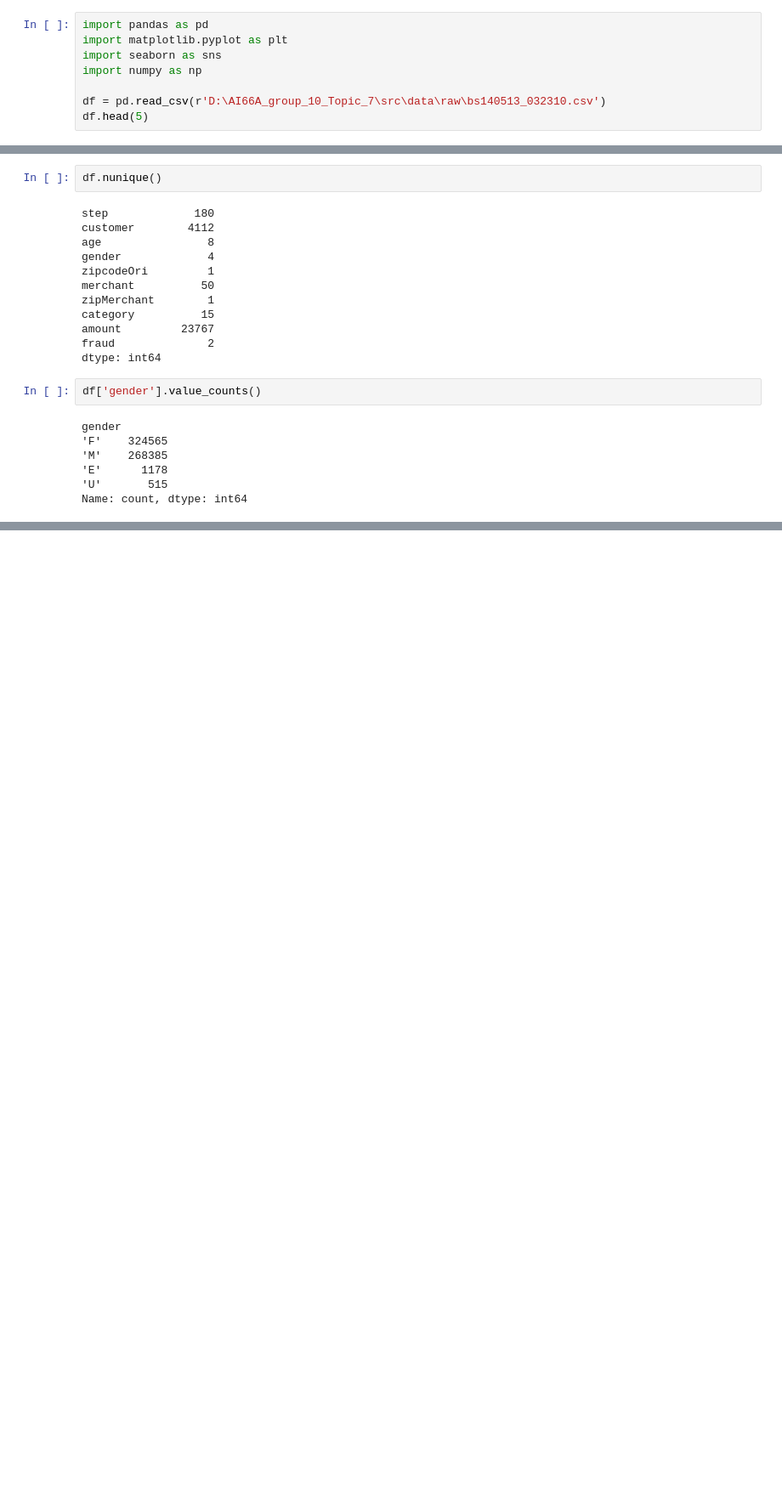
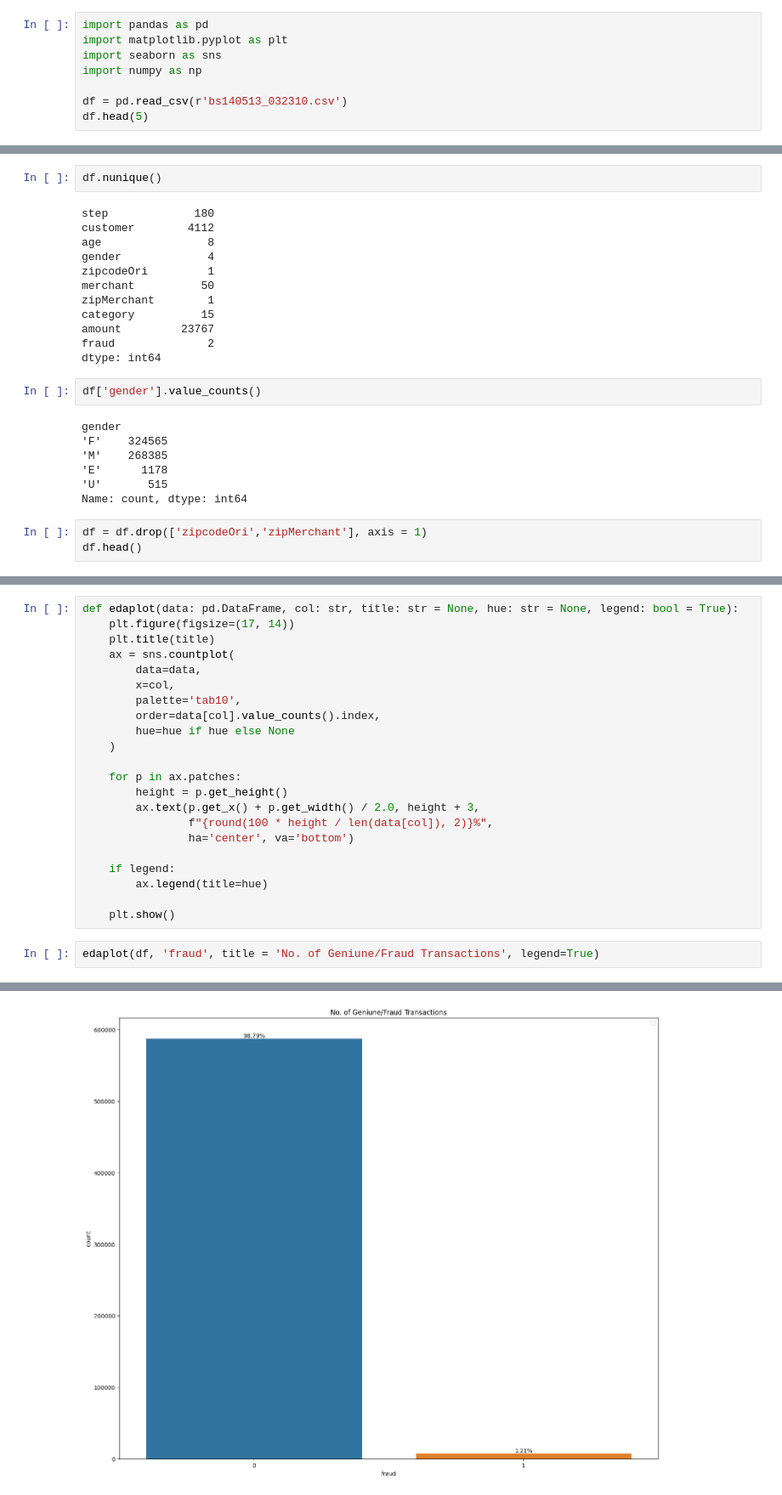
Before and after one commit to Thanh-dev-192006/Credit_Card_-Fraud_-Detection, a Jupyter notebook: notebooks/exploration/EDA.ipynb, the cells around one changed output, grey strips where cells are left out. Shown at 85% size. Saved outputs shown, nothing was run; the diff lists cells and outputs as text; blank space fills up the shorter version.

```diff
--- a/notebooks/exploration/EDA.ipynb
+++ b/notebooks/exploration/EDA.ipynb
@@ -6,7 +6,7 @@ import matplotlib.pyplot as plt
 import seaborn as sns
 import numpy as np
 
-df = pd.read_csv(r'D:\AI66A_group_10_Topic_7\src\data\raw\bs140513_032310.csv')
+df = pd.read_csv(r'bs140513_032310.csv')
 df.head(5)
 # %% [output]
 |  | step | customer | age | gender | zipcodeOri | merchant | zipMerchant | category | amount | fraud |
@@ -40,3 +40,6 @@ gender
 'E'      1178
 'U'       515
 Name: count, dtype: int64
+# %%
+df = df.drop(['zipcodeOri','zipMerchant'], axis = 1)
+df.head()
@@ -42,0 +74,25 @@ Name: count, dtype: int64
+# %%
+def edaplot(data: pd.DataFrame, col: str, title: str = None, hue: str = None, legend: bool = True):
+    plt.figure(figsize=(17, 14))
+    plt.title(title)
+    ax = sns.countplot(
+        data=data,
+        x=col,
+        palette='tab10',
+        order=data[col].value_counts().index,
+        hue=hue if hue else None
+    )
+
+    for p in ax.patches:
+        height = p.get_height()
+        ax.text(p.get_x() + p.get_width() / 2.0, height + 3,
+                f"{round(100 * height / len(data[col]), 2)}%",
+                ha='center', va='bottom')
+
+    if legend:
+        ax.legend(title=hue)
+
+    plt.show()
+# %%
+edaplot(df, 'fraud', title = 'No. of Geniune/Fraud Transactions', legend=True)
+# %% [output]
@@ -42,0 +102 @@ Name: count, dtype: int64
+[figure, added]
```
Also changed, not shown: parts of 11 cells of this notebook.
